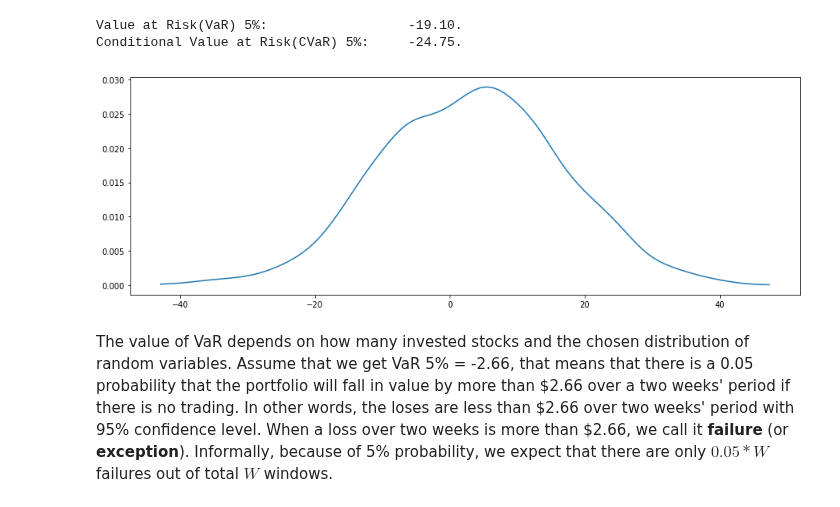
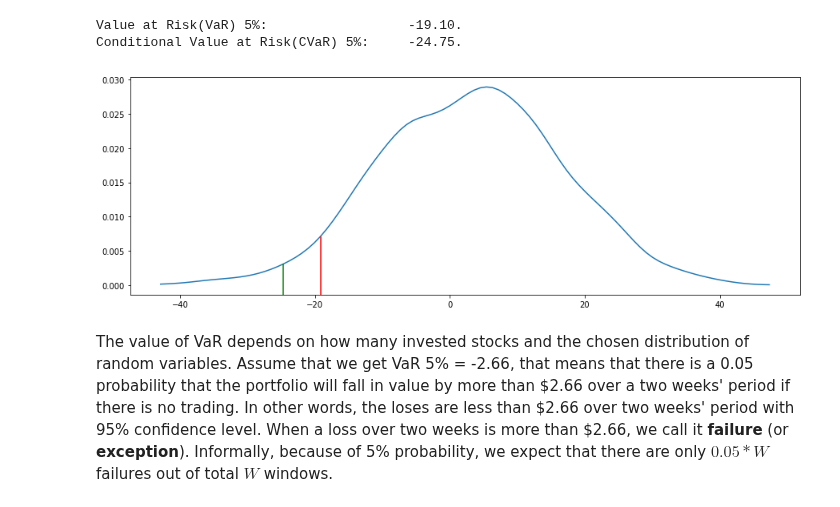
Before and after one commit to intv0id/AML_Course, a Jupyter notebook: 2-MC/MC.ipynb, the cells around one changed output. Saved outputs shown, nothing was run; the diff lists cells and outputs as text; code cells hidden in the pictures.

Commit message:
Improved distribution plots

```diff
--- a/2-MC/MC.ipynb
+++ b/2-MC/MC.ipynb
@@ -1097,7 +1097,7 @@ Graphicaly plot the relation between factors and stocks
 # %%
 import seaborn as sns
 
-f, ax = plt.subplots(
+_, ax = plt.subplots(
     figsize=(len(weights),len(weights[0]))
 )
 
@@ -1162,19 +1162,17 @@ def plotDistribution(samples, title=None):
     k = find_index(density, 0.5)
 
     # plot
-    plt.figure(figsize=(15,5))
+    _, ax = plt.subplots(figsize=(15,5))
+
     if title != None:
         plt.title(title)
     plt.plot(domain, density)
-    #ax = plt.subplot()
-    #colors = [ 'red', 'orange', 'green', 'blue', 'purple']
-    #ax.hlines(density[k], domain[0], domain[96], linestyle="dashed", color=colors)
-    #ax.vlines(domain, [0], density[k], linestyle="dashed", color=colors)
-    plt.show()
+    return ax
 
 
 for i in range(4):
     plotDistribution(factorsReturns[i])
+    plt.show()
 # %% [output]
 [figure]
 [figure]
@@ -1419,10 +1416,13 @@ print("Conditional Value at Risk(CVaR) 5%:\t{:.2f}.".format(conditionalValueAtRi
 # %% [output]
 Value at Risk(VaR) 5%:                  -19.10.
 Conditional Value at Risk(CVaR) 5%:     -24.75.
-# %%
-plotDistribution(trials.take(3000))
-# %% [output]
-[figure, removed]
+# %%
+ax = plotDistribution(trials.take(3000))
+ax.axvline(valueAtRisk, ymin=0, ymax=.265, c="r")
+ax.axvline(conditionalValueAtRisk, ymin=0, ymax=.14, c="g")
+plt.show()
+# %% [output]
+[figure, added]
 # %% [markdown]
 The value of VaR depends on how many invested stocks and the chosen distribution of random variables. Assume that we get VaR 5% = -2.66,  that means that there is a 0.05 probability that the portfolio will fall in value by more than \$2.66 over a two weeks' period if there is no trading. In other words, the loses are less than \$2.66 over two weeks' period with 95% confidence level. When a loss over two weeks is more than \$2.66, we call it **failure** (or **exception**). Informally, because of 5% probability, we expect that there are only $0.05*W$ failures out of total $W$ windows.
 # %% [markdown]
```
Also changed, not shown: parts of 2 cells of this notebook.
